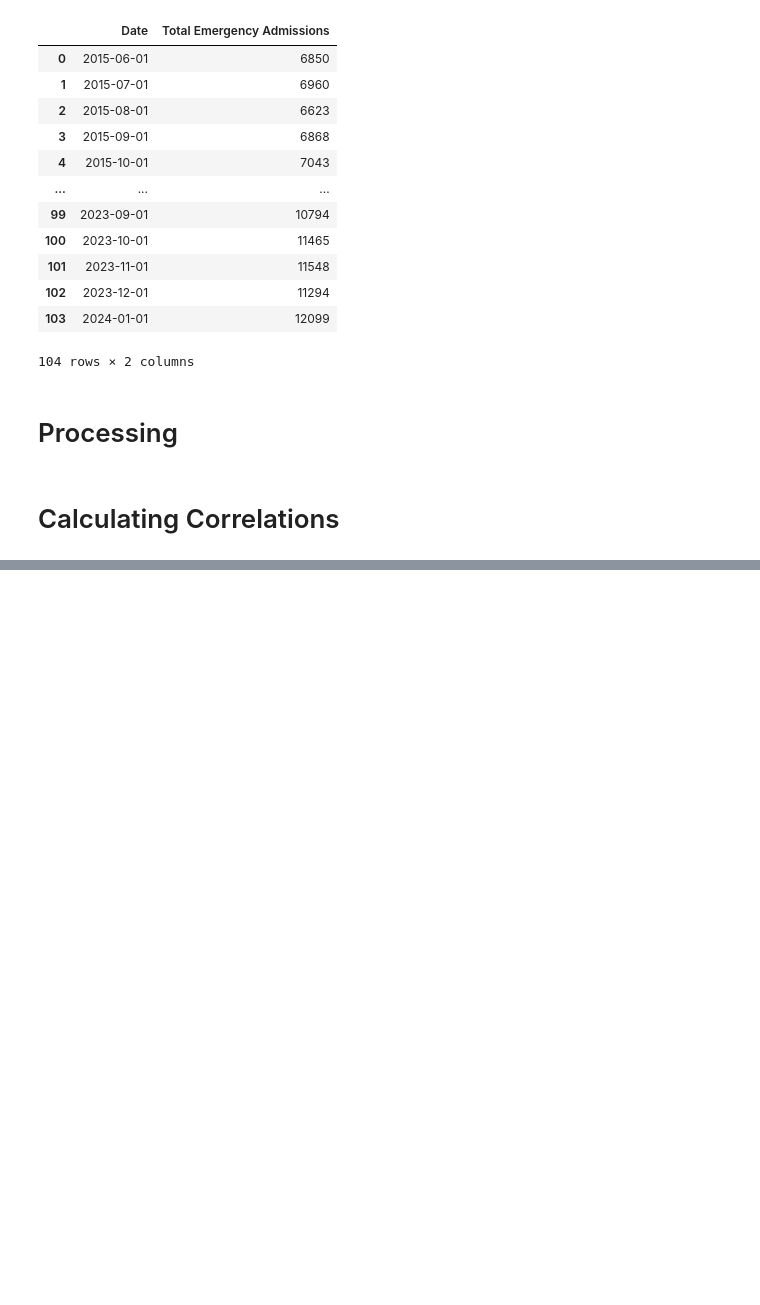
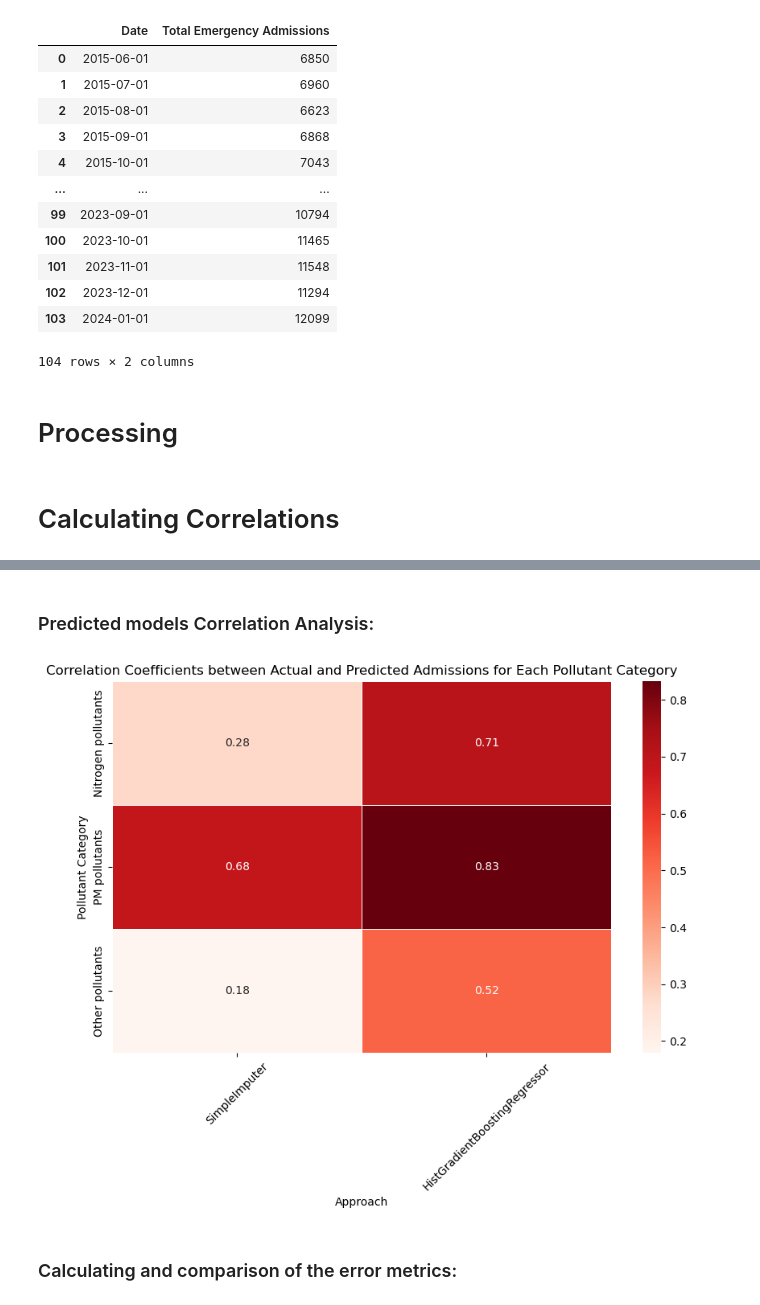
Before and after one commit to Elham-Pournezhadian/IGP-repo, a Jupyter notebook: Correlation.ipynb, the cells around one changed output, grey strips where cells are left out. Cells and saved outputs as stored; diff of their text form; code cells hidden in the pictures; blank space fills up the shorter version.

```diff
--- a/Correlation.ipynb
+++ b/Correlation.ipynb
@@ -186,0 +304,31 @@ plt.show()
+# %% [markdown]
+### Predicted models Correlation Analysis:
+# %%
+# Calculate correlation coefficients between actual and predicted admissions for each pollutant category
+correlation_simple = {}
+correlation_hgb = {}
+
+for category in categories.keys():
+    # For SimpleImputer approach
+    predicted_admissions_simple = all_predicted_admissions[category]
+    correlation_simple[category] = pd.Series(predicted_admissions_simple).corr(merged_df['Total Emergency Admissions'])
+
+    # For HistGradientBoostingRegressor approach
+    predicted_admissions_hgb = category_models[category].predict(merged_df[categories[category]])
+    correlation_hgb[category] = pd.Series(predicted_admissions_hgb).corr(merged_df['Total Emergency Admissions'])
+
+# Convert correlation coefficients to a DataFrame for easier plotting
+correlation_data = pd.DataFrame({'SimpleImputer': correlation_simple, 'HistGradientBoostingRegressor': correlation_hgb})
+
+# Plot heatmap
+plt.figure(figsize=(10, 6))
+sns.heatmap(correlation_data, annot=True, cmap='Reds', linewidths=.5, fmt=".2f")
+plt.title('Correlation Coefficients between Actual and Predicted Admissions for Each Pollutant Category')
+plt.xlabel('Approach')
+plt.ylabel('Pollutant Category')
+plt.xticks(rotation=45)
+plt.show()
+# %% [output]
+[figure, added]
+# %% [markdown]
+### Calculating and comparison of the error metrics:
```
Also changed, not shown: parts of 32 cells of this notebook.
